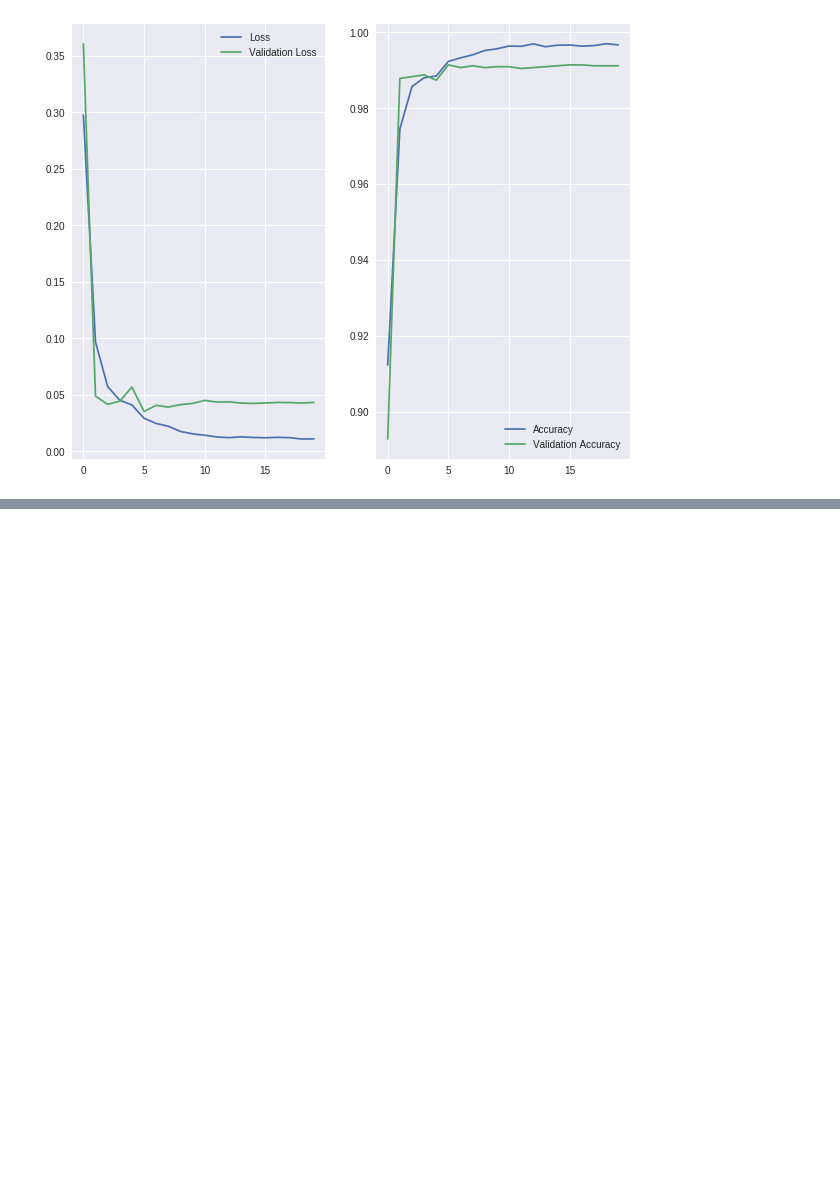
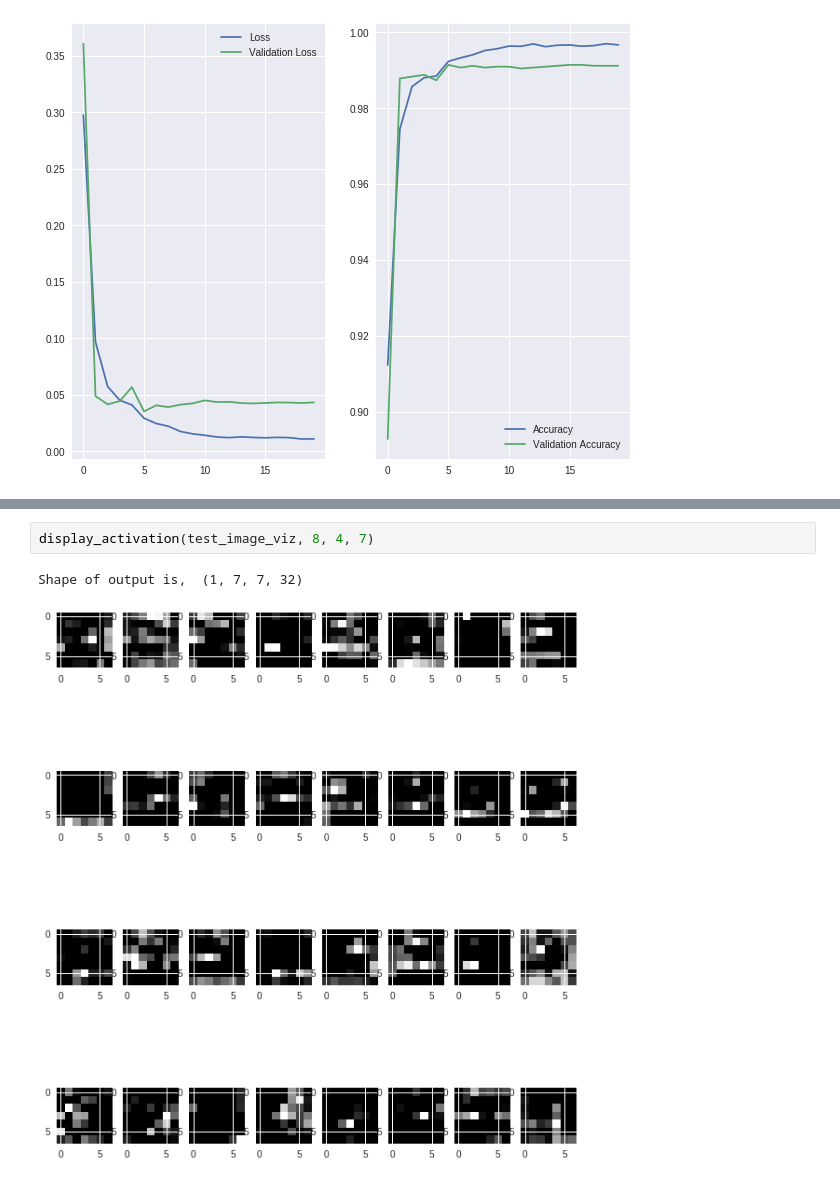
Before and after one commit to shivam-kotwalia/data-science-project, a Jupyter notebook: Visualize_CNN_with_keras.ipynb, the cells around one changed output, grey strips where cells are left out. Saved outputs shown, nothing was run; the diff lists cells and outputs as text; blank space fills up the shorter version.

```diff
--- a/Visualize_CNN_with_keras.ipynb
+++ b/Visualize_CNN_with_keras.ipynb
@@ -226,0 +324,5 @@ model_history = model.fit(X_train, Y_train, validation_data=(X_val, Y_val), epoc
+# %%
+display_activation(test_image_viz, 8, 4, 7)
+# %% [output]
+Shape of output is,  (1, 7, 7, 32)
+[figure, added]
```
Also changed, not shown: parts of 14 cells of this notebook.
